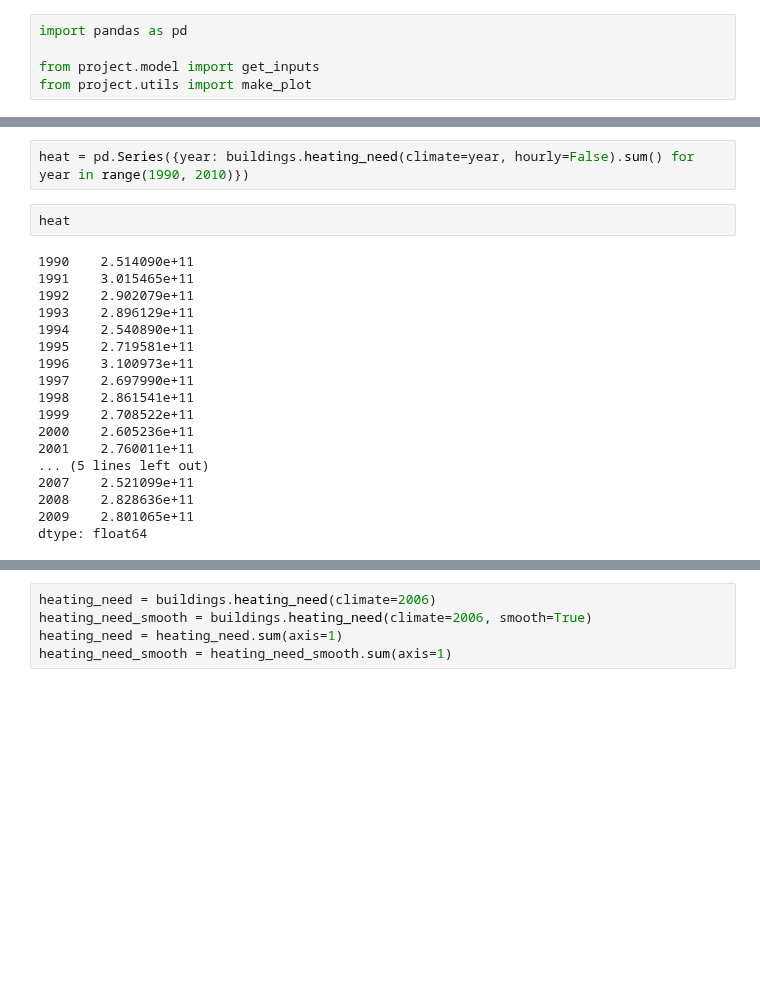
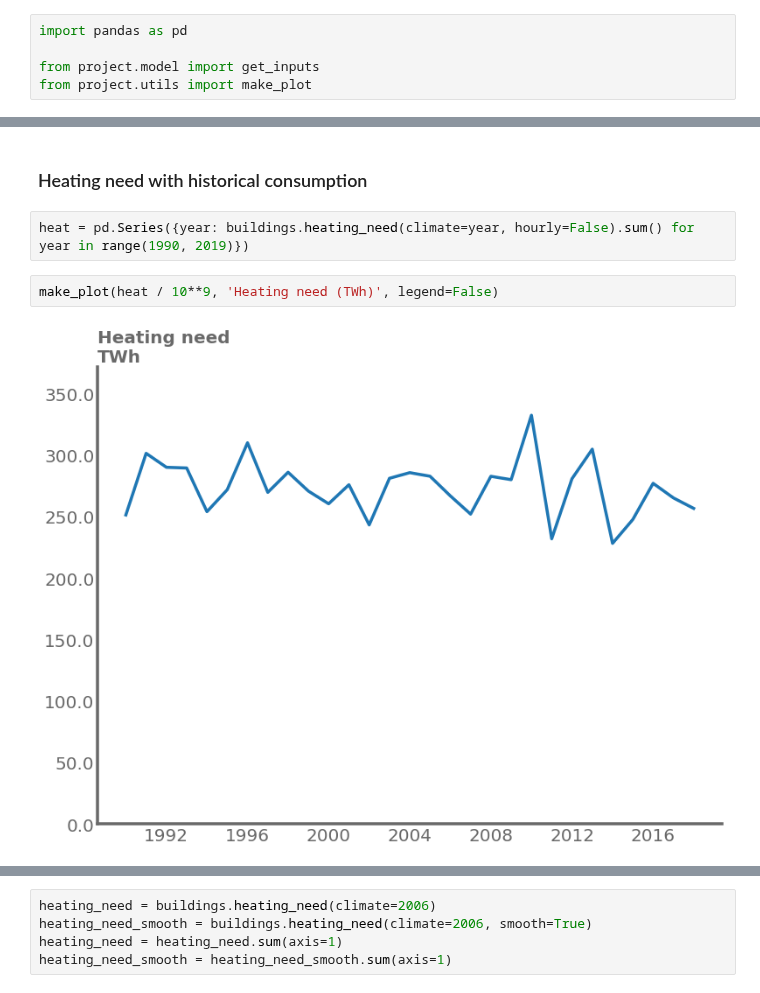
Before and after one commit to CIRED/Res-IRF4, a Jupyter notebook: project/analysis/energy_consumption/hourly_consumption.ipynb, the cells around one changed output, grey strips where cells are left out. Drawn from its saved outputs; the diff is of its cells as text; blank space fills up the shorter version.

```diff
--- a/project/analysis/energy_consumption/hourly_consumption.ipynb
+++ b/project/analysis/energy_consumption/hourly_consumption.ipynb
@@ -11,22 +11,8 @@ buildings = output['buildings']
+# %% [markdown]
+### Heating need with historical consumption
 # %%
-heat = pd.Series({year: buildings.heating_need(climate=year, hourly=False).sum() for year in range(1990, 2010)})
+heat = pd.Series({year: buildings.heating_need(climate=year, hourly=False).sum() for year in range(1990, 2019)})
-# %%
-heat
-# %% [output]
-1990    2.514090e+11
-1991    3.015465e+11
-1992    2.902079e+11
-1993    2.896129e+11
-1994    2.540890e+11
-1995    2.719581e+11
-1996    3.100973e+11
-1997    2.697990e+11
-1998    2.861541e+11
-1999    2.708522e+11
-2000    2.605236e+11
-2001    2.760011e+11
-... (5 lines left out)
-2007    2.521099e+11
-2008    2.828636e+11
-2009    2.801065e+11
-dtype: float64
+# %%
+make_plot(heat / 10**9, 'Heating need (TWh)', legend=False)
+# %% [output]
+[figure, added]
```
Also changed, not shown: parts of 4 cells of this notebook, 2 other files.
